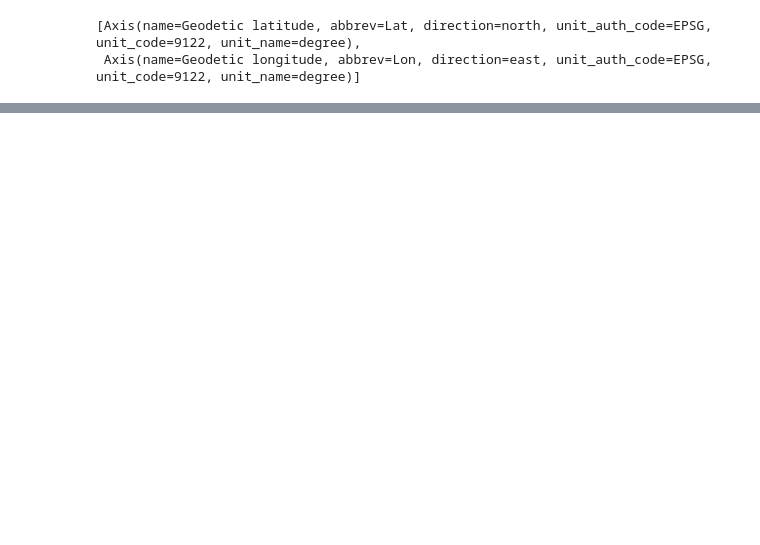
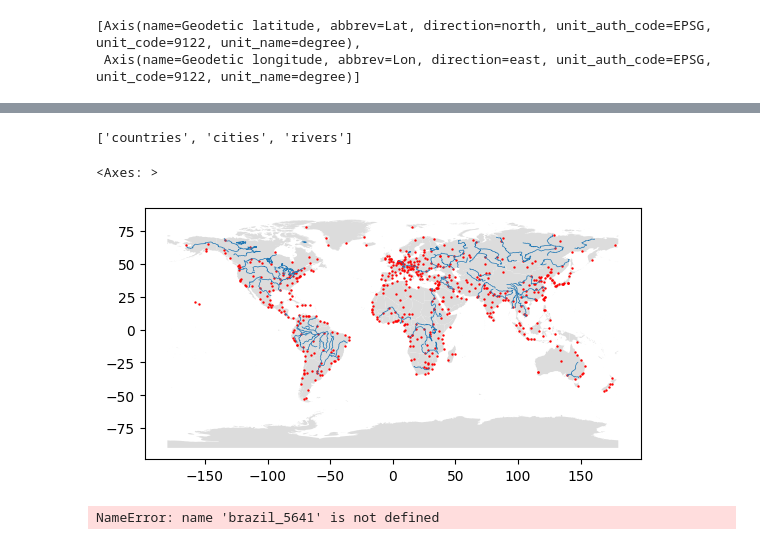
Before and after one commit to Clases-y-Evaluaciones-DelaCruz-Diana/aaa, a Jupyter notebook: index-Copy1.ipynb, the cells around one changed output, grey strips where cells are left out. Cells and saved outputs as stored; diff of their text form; code cells hidden in the pictures; blank space fills up the shorter version.

```diff
--- a/index-Copy1.ipynb
+++ b/index-Copy1.ipynb
@@ -251,0 +250,28 @@ worldMaps='https://github.com/CienciaDeDatosEspacial/code_and_data/raw/main/maps
+# %%
+worldMaps='https://github.com/Clases-y-Evaluaciones-DelaCruz-Diana/aaa/raw/main/maps/worldMaps.gpkg'#link mapas del mundo
+#Clases-y-Evaluaciones-DelaCruz-Diana/aaa/blob/main/maps/worldMaps.gpkg
+# %%
+from  fiona import listlayers #fiona te ayuda a grabar
+
+listlayers(worldMaps)
+# %% [output]
+['countries', 'cities', 'rivers']
+# %%
+countries=gpd.read_file(worldMaps,layer='countries')
+cities=gpd.read_file(worldMaps,layer='cities')
+rivers=gpd.read_file(worldMaps,layer='rivers')
+# %%
+base = countries.plot(facecolor='gainsboro')
+cities.plot(ax=base, markersize=0.5, color='red')
+rivers.plot(ax=base, linewidth=0.5)
+# %% [output]
+<Axes: >
+[figure, added]
+# %%
+import os
+
+brazil_5641.to_file(os.path.join("maps","brazil_5641","brazilMaps_5641.gpkg"), layer='country', driver="GPKG")
+cities_5641.to_file(os.path.join("maps","brazil_5641","brazilMaps_5641.gpkg"), layer='cities', driver="GPKG")
+rivers_5641.to_file(os.path.join("maps","brazil_5641","brazilMaps_5641.gpkg"), layer='rivers', driver="GPKG")
+# %% [output]
+NameError: name 'brazil_5641' is not defined
```
Also changed, not shown: parts of 33 cells of this notebook.
